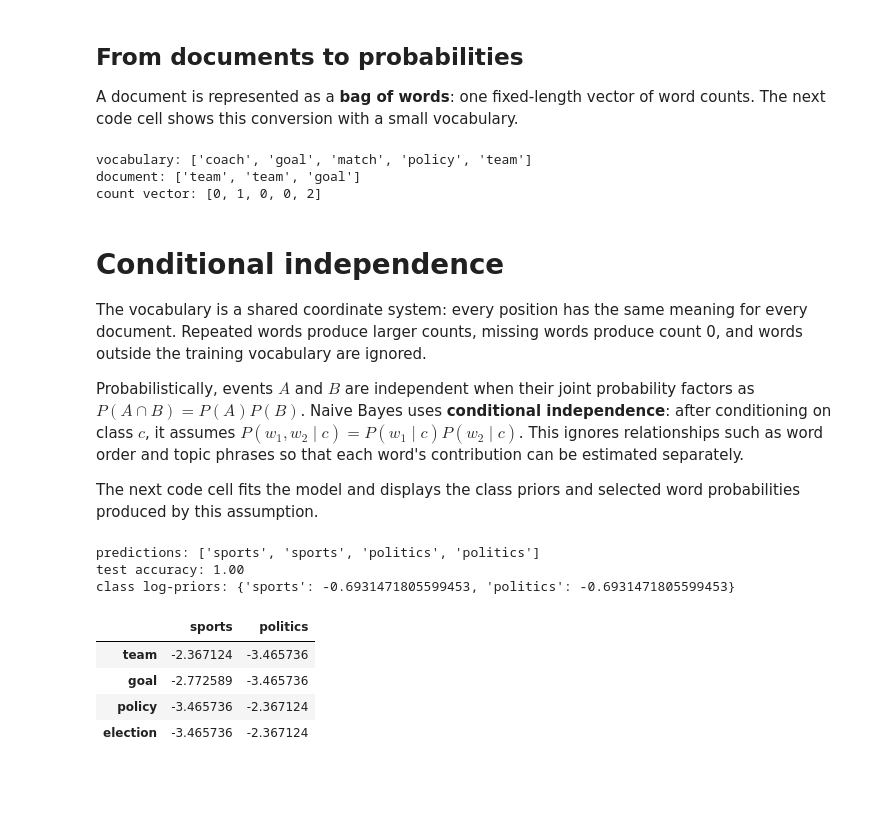
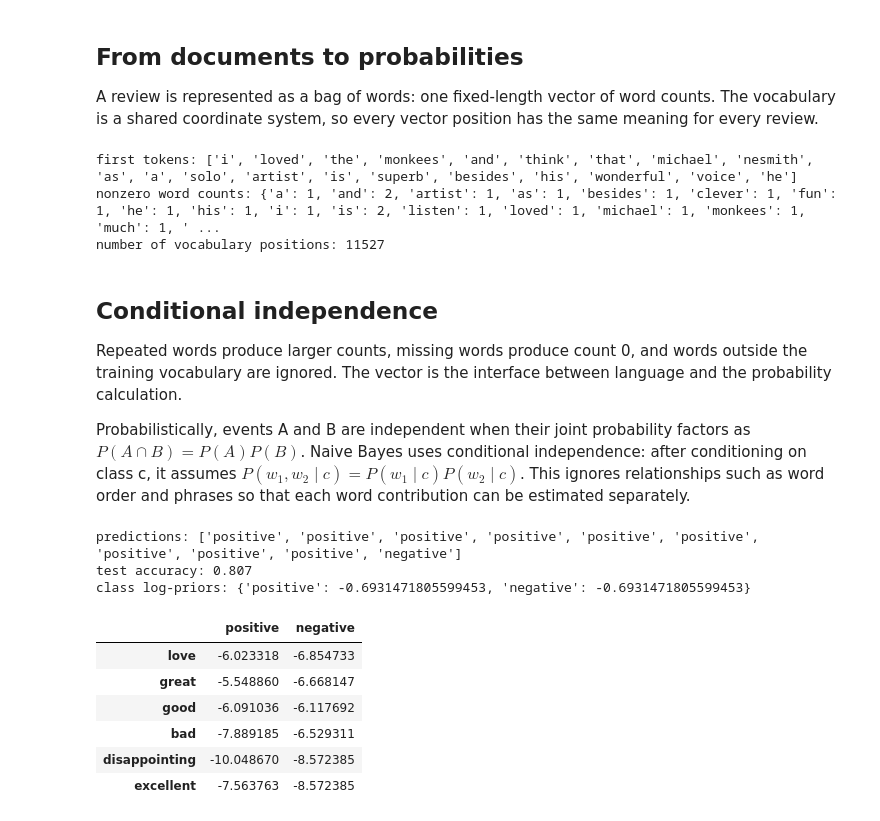
Before and after one commit to weifengsiew/machine-learning-from-scratch, a Jupyter notebook: naive_bayes_demo.ipynb, the cells around one changed output. Cells and saved outputs as stored; diff of their text form; code cells hidden in the pictures; blank space fills up the shorter version.

```diff
--- a/naive_bayes_demo.ipynb
+++ b/naive_bayes_demo.ipynb
@@ -52,50 +53,62 @@ count vector: [0, 1, 0, 0, 2]
 # %% [markdown]
 ## From documents to probabilities
 
-A document is represented as a **bag of words**: one fixed-length vector of word counts. The next code cell shows this conversion with a small vocabulary.
+A review is represented as a bag of words: one fixed-length vector of word counts. The vocabulary is a shared coordinate system, so every vector position has the same meaning for every review.
 # %%
-# The vector positions follow the vocabulary order exactly.
-example_vocab = ['coach', 'goal', 'match', 'policy', 'team']
-example_document = ['team', 'team', 'goal']
-example_vector = doc_to_bow_vector(example_document, example_vocab)
-print('vocabulary:', example_vocab)
-print('document:', example_document)
-print('count vector:', example_vector)
+# Show the conversion from one real review to its count representation.
+example_document = X_train[0]
+example_vector = doc_to_bow_vector(example_document, vocab)
+nonzero_counts = {
+    word: count
+    for word, count in zip(vocab, example_vector)
+    if count > 0
+}
+
+print("first tokens:", example_document[:20])
+print("nonzero word counts:", dict(list(nonzero_counts.items())[:20]))
+print("number of vocabulary positions:", len(example_vector))
 # %% [output]
-vocabulary: ['coach', 'goal', 'match', 'policy', 'team']
-document: ['team', 'team', 'goal']
-count vector: [0, 1, 0, 0, 2]
+first tokens: ['i', 'loved', 'the', 'monkees', 'and', 'think', 'that', 'michael', 'nesmith', 'as', 'a', 'solo', 'artist', 'is', 'superb', 'besides', 'his', 'wonderful', 'voice', 'he']
+nonzero word counts: {'a': 1, 'and': 2, 'artist': 1, 'as': 1, 'besides': 1, 'clever': 1, 'fun': 1, 'he': 1, 'his': 1, 'i': 1, 'is': 2, 'listen': 1, 'loved': 1, 'michael': 1, 'monkees': 1, 'much': 1, ' ...
+number of vocabulary positions: 11527
 # %% [markdown]
-# Conditional independence
+## Conditional independence
 
-The vocabulary is a shared coordinate system: every position has the same meaning for every document. Repeated words produce larger counts, missing words produce count 0, and words outside the training vocabulary are ignored.
+Repeated words produce larger counts, missing words produce count 0, and words outside the training vocabulary are ignored. The vector is the interface between language and the probability calculation.
 
-Probabilistically, events $A$ and $B$ are independent when their joint probability factors as $P(A \cap B) = P(A)P(B)$. Naive Bayes uses **conditional independence**: after conditioning on class $c$, it assumes $P(w_1, w_2 \mid c) = P(w_1 \mid c)P(w_2 \mid c)$. This ignores relationships such as word order and topic phrases so that each word's contribution can be estimated separately.
-
-The next code cell fits the model and displays the class priors and selected word probabilities produced by this assumption.
+Probabilistically, events A and B are independent when their joint probability factors as $P(A \cap B) = P(A)P(B)$. Naive Bayes uses conditional independence: after conditioning on class c, it assumes $P(w_1, w_2 \mid c) = P(w_1 \mid c)P(w_2 \mid c)$. This ignores relationships such as word order and phrases so that each word contribution can be estimated separately.
 # %%
-# Log space avoids underflow when a document contains several words.
+# Fit with additive smoothing and log probabilities.
 model = multinomial_naive_bayes_classifier(alpha=1.0, log_scale=True)
 model.fit(X_train, y_train, vocab)
 predictions = model.predict(X_test)
 
 accuracy = np.mean(np.asarray(predictions) == np.asarray(y_test))
-print('predictions:', predictions)
-print(f'test accuracy: {accuracy:.2f}')
+print("predictions:", predictions[:10])
+print(f"test accuracy: {accuracy:.3f}")
+print("class log-priors:", model.class_prior_probabilities)
 
-# Priors show how common each class is before reading a document.
-print('class log-priors:', model.class_prior_probabilities)
-word_probabilities = pd.DataFrame(model.word_probabilities_given_class, index=vocab)
-word_probabilities.loc[['team', 'goal', 'policy', 'election']]
+# These are log P(word | class), so larger values indicate stronger evidence.
+interesting_words = [
+    word for word in ("love", "great", "good", "bad", "disappointing", "excellent")
+    if word in vocab
+]
+word_probabilities = pd.DataFrame(
+    model.word_probabilities_given_class,
+    index=vocab,
+)
+word_probabilities.loc[interesting_words]
 # %% [output]
-predictions: ['sports', 'sports', 'politics', 'politics']
-test accuracy: 1.00
-class log-priors: {'sports': -0.6931471805599453, 'politics': -0.6931471805599453}
+predictions: ['positive', 'positive', 'positive', 'positive', 'positive', 'positive', 'positive', 'positive', 'positive', 'negative']
+test accuracy: 0.807
+class log-priors: {'positive': -0.6931471805599453, 'negative': -0.6931471805599453}
-|  | sports | politics |
-| team | -2.367124 | -3.465736 |
-| goal | -2.772589 | -3.465736 |
-| policy | -3.465736 | -2.367124 |
-| election | -3.465736 | -2.367124 |
+|  | positive | negative |
+| love | -6.023318 | -6.854733 |
+| great | -5.548860 | -6.668147 |
+| good | -6.091036 | -6.117692 |
+| bad | -7.889185 | -6.529311 |
+| disappointing | -10.048670 | -8.572385 |
+| excellent | -7.563763 | -8.572385 |
 # %% [markdown]
 ## From counts to a class score
 
```
Also changed, not shown: parts of 7 cells of this notebook, 8 other files.
